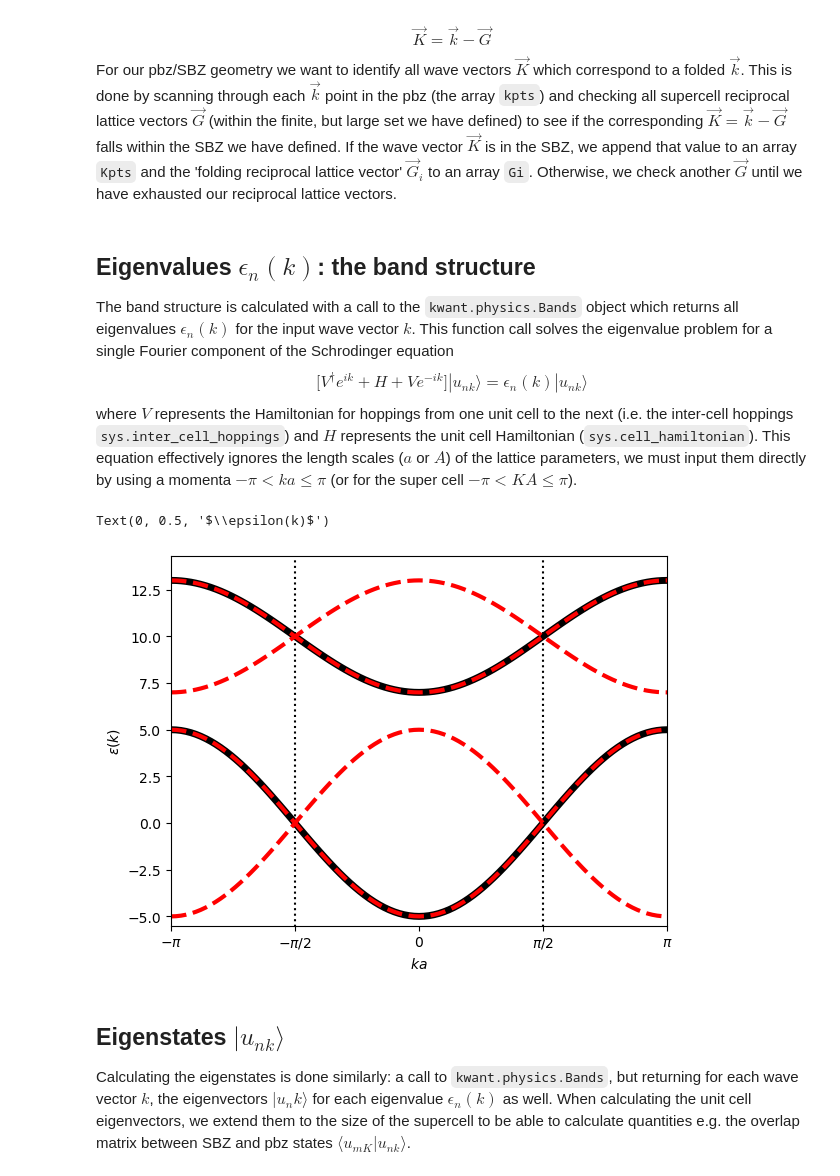
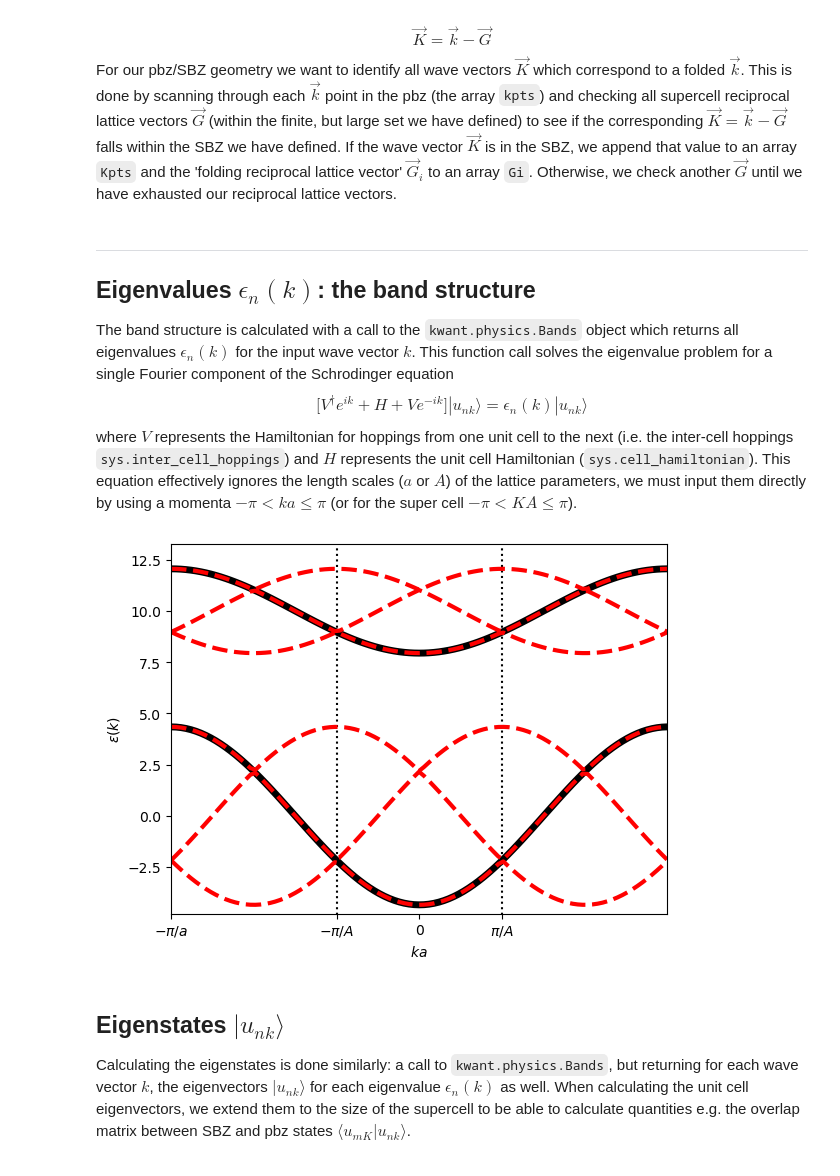
Before and after one commit to Jcrewse/helical-materials, a Jupyter notebook: kwant/ladder.ipynb, the cells around one changed output. Saved outputs shown, nothing was run; the diff lists cells and outputs as text; code cells hidden in the pictures.

```diff
--- a/kwant/ladder.ipynb
+++ b/kwant/ladder.ipynb
@@ -56,16 +65,12 @@ import matplotlib.pyplot as plt
 # %%
-# Hamiltonian parameters
+from math import pi
 a = 1
 b = 1
 width = 2
-N_phi = 2
+N_phi = 3
 A = N_phi*a
-hops = (5,5,2,1) # u, t, v, w
-phi = 0
-
-# Simulation parameters
+hops = (5,5,2,1)     # u, t, v, w
+phi = pi/N_phi
 N_kpts = 101
-
-# Constants
-pi = np.pi
+G_max = 100
 # %% [markdown]
@@ -73,6 +78,8 @@ pi = np.pi
 # %%
 from math import cos
 
+# Define the system Hamiltonian
+# -----------------------------------------------------------------------------
 def hamiltonian(a, b, width, hops, phi, N_phi = 1, finite = False):
 
     u, t, v, w = hops
@@ -85,11 +92,13 @@ def hamiltonian(a, b, width, hops, phi, N_phi = 1, finite = False):
     sys = kwant.Builder()
     if finite:
         # Create a finite sizes system to show structure
-        sys[lat.shape((lambda pos: (pos[1] >= 0 and pos[1] < b*width) and (pos[0] >= 0 and pos[0] < N_phi*a)), (0,0))] = u
+        sys[lat.shape((lambda pos: (pos[1] >= 0 and pos[1] < b*width)
+                       and (pos[0] >= 0 and pos[0] < N_phi*a)), (0,0))] = u
     else:
         # Create an infinite system for band structure calculations
         sys = kwant.Builder(kwant.TranslationalSymmetry((N_phi*a,0)))
-        sys[lat.shape((lambda pos: (pos[1] >= 0 and pos[1] < b*width) and (pos[0] >= 0 and pos[0] < N_phi*a)), (0,0))] = u
+        sys[lat.shape((lambda pos: (pos[1] >= 0 and pos[1] < b*width)
+                       and (pos[0] >= 0 and pos[0] < N_phi*a)), (0,0))] = u
 
     # Intra-layer hoppings
     sys[kwant.builder.HoppingKind((0,1), lat, lat)]  = -t
@@ -207,10 +222,12 @@ $$\begin{equation*}
 For our pbz/SBZ geometry we want to identify all wave vectors $\vec{K}$ which correspond to a folded $\vec{k}$. This is done by scanning through each $\vec{k}$ point in the pbz (the array `kpts`) and checking all supercell reciprocal lattice vectors $\vec{G}$ (within the finite, but large set we have defined) to see if the corresponding $\vec{K} = \vec{k} - \vec{G}$ falls within the SBZ we have defined. If the wave vector $\vec{K}$ is in the SBZ, we append that value to an array `Kpts` and the 'folding reciprocal lattice vector' $\vec{G}_i$ to an array `Gi`. Otherwise, we check another $\vec{G}$ until we have exhausted our reciprocal lattice vectors.
 # %%
 # Define the pbz wave vectors k
+# -----------------------------------------------------------------------------
 # Don't include -pi exactly to avoid double counting
-kpts = np.linspace(-np.pi+1e-8, np.pi, N_kpts)
+kpts = np.linspace(-pi, pi - (1/N_kpts), N_kpts)
 
 # Calculate super cell K points from the pbz k points
+# -----------------------------------------------------------------------------
 def get_K_from_k(kpts, G_vecs, G0):
     Kpts = []
     Gi   = []
@@ -224,6 +241,7 @@ def get_K_from_k(kpts, G_vecs, G0):
 
 Kpts, G_unfold = get_K_from_k(kpts, G, G0)
 # %% [markdown]
+---
 ## Eigenvalues $\epsilon_n(k)$: the band structure
 The band structure is calculated with a call to the `kwant.physics.Bands` object which returns all eigenvalues $\epsilon_n(k)$ for the input wave vector $k$. This function call solves the eigenvalue problem for a single Fourier component of the Schrodinger equation
 $$\begin{equation*}
@@ -232,28 +250,33 @@ $$\begin{equation*}
 where $V$ represents the Hamiltonian for hoppings from one unit cell to the next (i.e. the inter-cell hoppings `sys.inter_cell_hoppings`) and $H$ represents the unit cell Hamiltonian (`sys.cell_hamiltonian`). This equation effectively ignores the length scales ($a$ or $A$) of the lattice parameters, we must input them directly by using a momenta $-\pi < ka \le \pi$ (or for the super cell $-\pi < KA \le \pi$).
 # %%
 # Create Bands object instance for both cells
+# -----------------------------------------------------------------------------
 pc_bands = kwant.physics.Bands(pc_sys)
 SC_bands = kwant.physics.Bands(SC_sys)
 
 # Calculate the band structure E_n(k)
+# -----------------------------------------------------------------------------
 pc_energies = [pc_bands(k*a) for k in kpts]
 SC_energies = [SC_bands(K*A) for K in Kpts]
 
 # Plot the energies as a function of momenta, i.e the band structure
+# -----------------------------------------------------------------------------
 fig, band_ax = plt.subplots()
 band_ax.plot(kpts, pc_energies, color = 'k', lw = 5)
 band_ax.plot(kpts, SC_energies, color = 'r', lw = 3, ls='--', zorder = 2)
-band_ax.vlines(kpts[-1]/N_phi, -20, 20, color = 'k', ls = ':', zorder = 0)
-band_ax.vlines(kpts[0]/N_phi, -20, 20, color = 'k', ls = ':', zorder = 0)
-band_ax.set_xticks([-np.pi, -np.pi/2, 0, np.pi/2, np.pi], ['$-\pi$', '$-\pi/2$', '0', '$\pi/2$', '$\pi$'])
-band_ax.set_xlim(-np.pi,np.pi)
+band_ax.vlines(kpts[-1]/A, -20, 20, color = 'k', ls = ':', zorder = 0)
+band_ax.vlines(kpts[0]/A, -20, 20, color = 'k', ls = ':', zorder = 0)
+band_ax.set_xticks([-pi/a, -pi/A, 0, pi/A, pi/a],
+                   ['$-\pi/a$', '$-\pi/A$', '0', '$\pi/A$', '$\pi/a$'])
+band_ax.set_xlim(kpts[0], kpts[-1])
 band_ax.set_ylim(1.1*np.min(pc_energies), 1.1*np.max(pc_energies))
 band_ax.set_xlabel(r'$ka$')
 band_ax.set_ylabel(r'$\epsilon(k)$')
+
+plt.show()
 # %% [output]
-Text(0, 0.5, '$\\epsilon(k)$')
-[figure, old version]
+[figure, new version]
 # %% [markdown]
 ## Eigenstates $|u_{nk}\rangle$
-Calculating the eigenstates is done similarly: a call to `kwant.physics.Bands`, but returning for each wave vector $k$, the eigenvectors $|u_nk\rangle$ for each eigenvalue $\epsilon_n(k)$ as well. When calculating the unit cell eigenvectors, we extend them to the size of the supercell to be able to calculate quantities e.g. the overlap matrix between SBZ and pbz states $\langle u_{mK}|u_{nk}\rangle$.
+Calculating the eigenstates is done similarly: a call to `kwant.physics.Bands`, but returning for each wave vector $k$, the eigenvectors $|u_{nk}\rangle$ for each eigenvalue $\epsilon_n(k)$ as well. When calculating the unit cell eigenvectors, we extend them to the size of the supercell to be able to calculate quantities e.g. the overlap matrix between SBZ and pbz states $\langle u_{mK}|u_{nk}\rangle$.
 # %%
```
Also changed, not shown: parts of 31 cells of this notebook, 12 other files.
